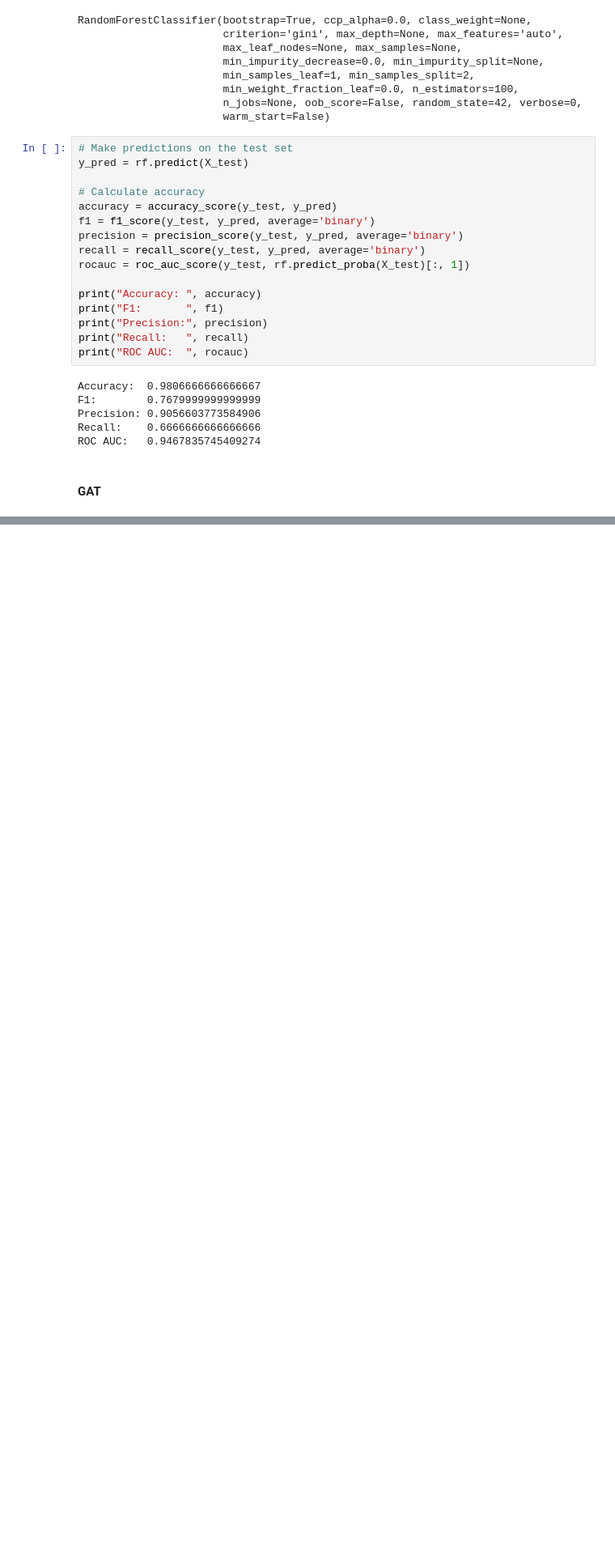
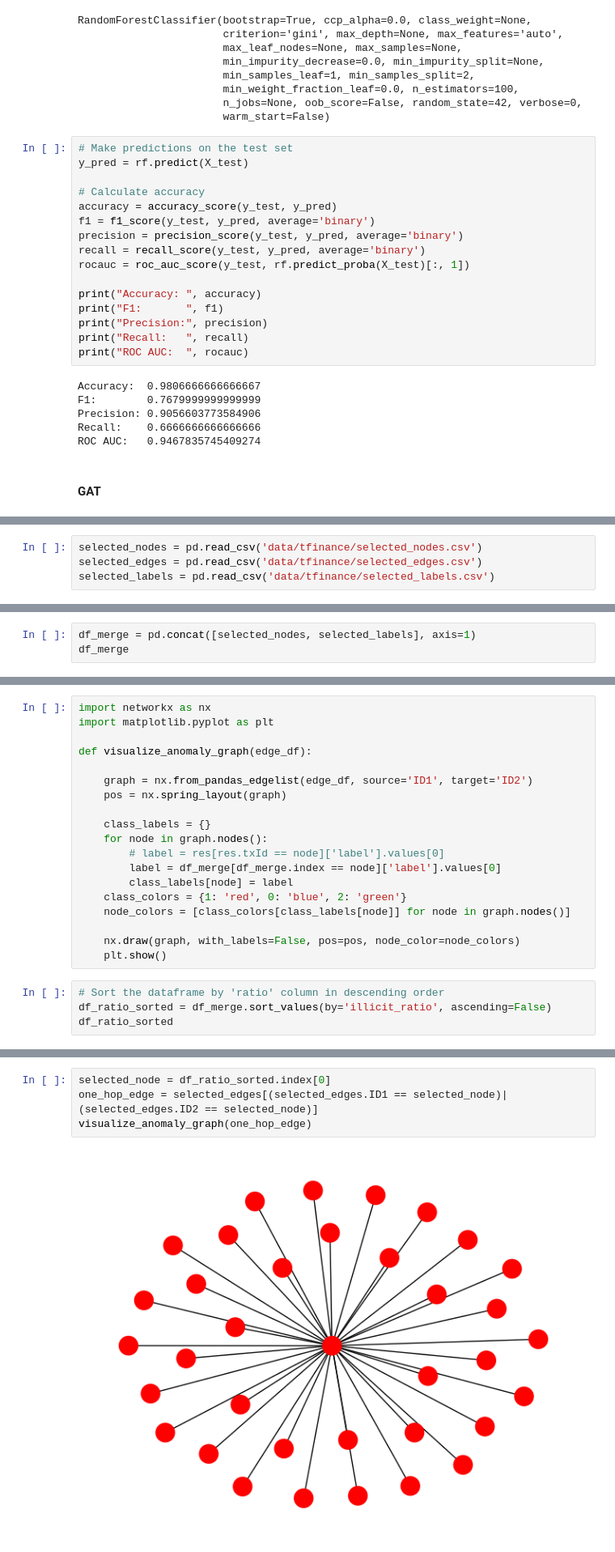
Before and after one commit to yucfu/gnn_fraud_detection, a Jupyter notebook: tfinance_new.ipynb, the cells around one changed output, grey strips where cells are left out. Shown at 81% size. Cells and saved outputs as stored; diff of their text form; blank space fills up the shorter version.

```diff
--- a/tfinance_new.ipynb
+++ b/tfinance_new.ipynb
@@ -349,0 +380,4 @@ class
+# %%
+selected_nodes = pd.read_csv('data/tfinance/selected_nodes.csv')
+selected_edges = pd.read_csv('data/tfinance/selected_edges.csv')
+selected_labels = pd.read_csv('data/tfinance/selected_labels.csv')
@@ -349,0 +387,3 @@ class
+# %%
+df_merge = pd.concat([selected_nodes, selected_labels], axis=1)
+df_merge
@@ -349,0 +450,23 @@ class
+# %%
+import networkx as nx
+import matplotlib.pyplot as plt
+
+def visualize_anomaly_graph(edge_df):
+
+    graph = nx.from_pandas_edgelist(edge_df, source='ID1', target='ID2')
+    pos = nx.spring_layout(graph)
+
+    class_labels = {}
+    for node in graph.nodes():
+        # label = res[res.txId == node]['label'].values[0]
+        label = df_merge[df_merge.index == node]['label'].values[0]
+        class_labels[node] = label
+    class_colors = {1: 'red', 0: 'blue', 2: 'green'}
+    node_colors = [class_colors[class_labels[node]] for node in graph.nodes()]
+
+    nx.draw(graph, with_labels=False, pos=pos, node_color=node_colors)
+    plt.show()
+# %%
+# Sort the dataframe by 'ratio' column in descending order
+df_ratio_sorted = df_merge.sort_values(by='illicit_ratio', ascending=False)
+df_ratio_sorted
@@ -349,0 +505,6 @@ class
+# %%
+selected_node = df_ratio_sorted.index[0]
+one_hop_edge = selected_edges[(selected_edges.ID1 == selected_node)|(selected_edges.ID2 == selected_node)]
+visualize_anomaly_graph(one_hop_edge)
+# %% [output]
+[figure, added]
```
Also changed, not shown: parts of 11 cells of this notebook.
